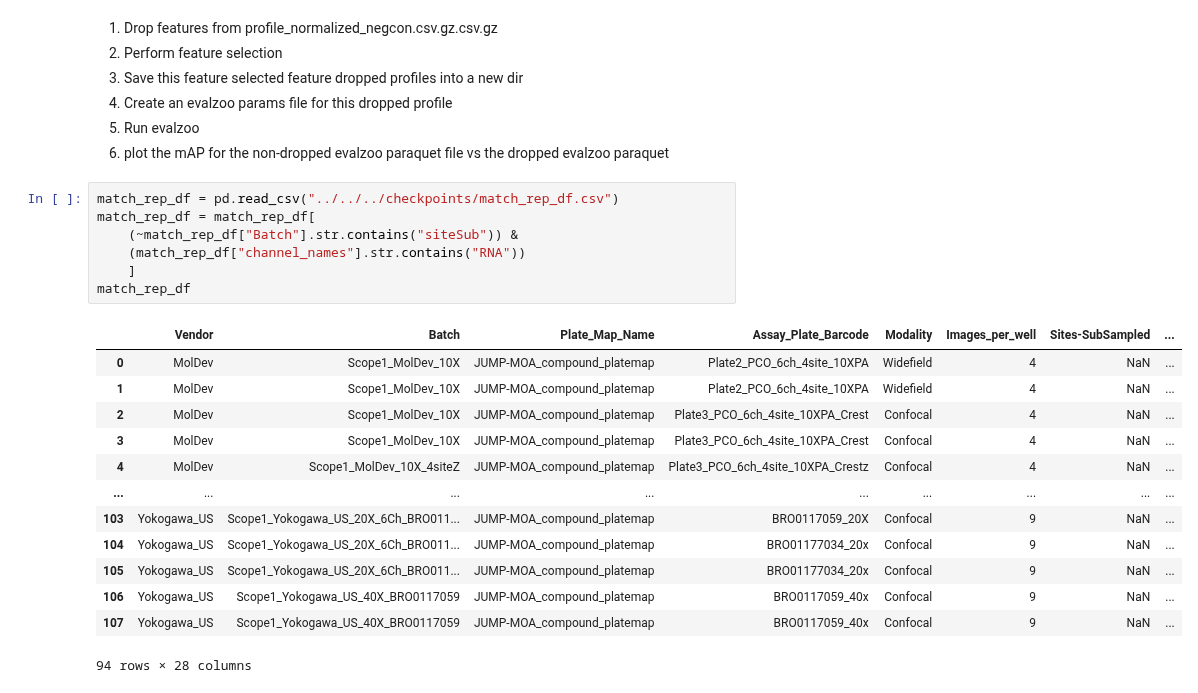
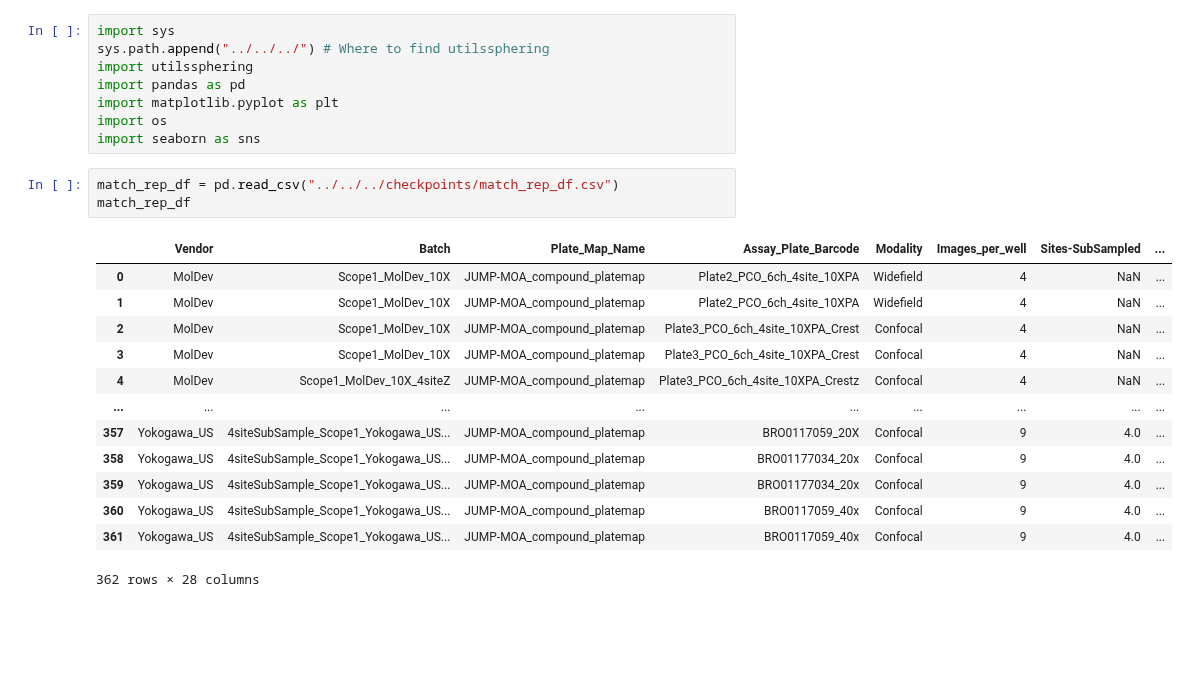
Before and after one commit to jump-cellpainting/jump-scope-analysis, a Jupyter notebook: notebooks/figures/supplementary/FigureS10.ipynb, the cells around one changed output. Saved outputs shown, nothing was run; the diff lists cells and outputs as text; blank space fills up the shorter version.

```diff
--- a/notebooks/figures/supplementary/FigureS10.ipynb
+++ b/notebooks/figures/supplementary/FigureS10.ipynb
@@ -11,28 +1,25 @@ import utilssphering
-# %% [markdown]
-1. Drop features from profile_normalized_negcon.csv.gz.csv.gz
-2. Perform feature selection
-3. Save this feature selected feature dropped profiles into a new dir
-4. Create an evalzoo params file for this dropped profile
-5. Run evalzoo
-6. plot the mAP for the non-dropped evalzoo paraquet file vs the dropped evalzoo paraquet
+# %%
+import sys
+sys.path.append("../../../") # Where to find utilssphering
+import utilssphering
+import pandas as pd
+import matplotlib.pyplot as plt
+import os
+import seaborn as sns
 # %%
 match_rep_df = pd.read_csv("../../../checkpoints/match_rep_df.csv")
-match_rep_df = match_rep_df[
-    (~match_rep_df["Batch"].str.contains("siteSub")) &
-    (match_rep_df["channel_names"].str.contains("RNA"))
-    ]
 match_rep_df
 # %% [output]
 |  | Vendor | Batch | Plate_Map_Name | Assay_Plate_Barcode | Modality | Images_per_well | Sites-SubSampled | ... |
 | 0 | MolDev | Scope1_MolDev_10X | JUMP-MOA_compound_platemap | Plate2_PCO_6ch_4site_10XPA | Widefield | 4 | NaN | ... |
 | 1 | MolDev | Scope1_MolDev_10X | JUMP-MOA_compound_platemap | Plate2_PCO_6ch_4site_10XPA | Widefield | 4 | NaN | ... |
 | 2 | MolDev | Scope1_MolDev_10X | JUMP-MOA_compound_platemap | Plate3_PCO_6ch_4site_10XPA_Crest | Confocal | 4 | NaN | ... |
 | 3 | MolDev | Scope1_MolDev_10X | JUMP-MOA_compound_platemap | Plate3_PCO_6ch_4site_10XPA_Crest | Confocal | 4 | NaN | ... |
 | 4 | MolDev | Scope1_MolDev_10X_4siteZ | JUMP-MOA_compound_platemap | Plate3_PCO_6ch_4site_10XPA_Crestz | Confocal | 4 | NaN | ... |
 | ... | ... | ... | ... | ... | ... | ... | ... | ... |
-| 103 | Yokogawa_US | Scope1_Yokogawa_US_20X_6Ch_BRO011... | JUMP-MOA_compound_platemap | BRO0117059_20X | Confocal | 9 | NaN | ... |
-| 104 | Yokogawa_US | Scope1_Yokogawa_US_20X_6Ch_BRO011... | JUMP-MOA_compound_platemap | BRO01177034_20x | Confocal | 9 | NaN | ... |
-| 105 | Yokogawa_US | Scope1_Yokogawa_US_20X_6Ch_BRO011... | JUMP-MOA_compound_platemap | BRO01177034_20x | Confocal | 9 | NaN | ... |
-| 106 | Yokogawa_US | Scope1_Yokogawa_US_40X_BRO0117059 | JUMP-MOA_compound_platemap | BRO0117059_40x | Confocal | 9 | NaN | ... |
-| 107 | Yokogawa_US | Scope1_Yokogawa_US_40X_BRO0117059 | JUMP-MOA_compound_platemap | BRO0117059_40x | Confocal | 9 | NaN | ... |
+| 357 | Yokogawa_US | 4siteSubSample_Scope1_Yokogawa_US... | JUMP-MOA_compound_platemap | BRO0117059_20X | Confocal | 9 | 4.0 | ... |
+| 358 | Yokogawa_US | 4siteSubSample_Scope1_Yokogawa_US... | JUMP-MOA_compound_platemap | BRO01177034_20x | Confocal | 9 | 4.0 | ... |
+| 359 | Yokogawa_US | 4siteSubSample_Scope1_Yokogawa_US... | JUMP-MOA_compound_platemap | BRO01177034_20x | Confocal | 9 | 4.0 | ... |
+| 360 | Yokogawa_US | 4siteSubSample_Scope1_Yokogawa_US... | JUMP-MOA_compound_platemap | BRO0117059_40x | Confocal | 9 | 4.0 | ... |
+| 361 | Yokogawa_US | 4siteSubSample_Scope1_Yokogawa_US... | JUMP-MOA_compound_platemap | BRO0117059_40x | Confocal | 9 | 4.0 | ... |
-94 rows × 28 columns
+362 rows × 28 columns
```
Also changed, not shown: parts of 20 cells of this notebook, 7 other files.
